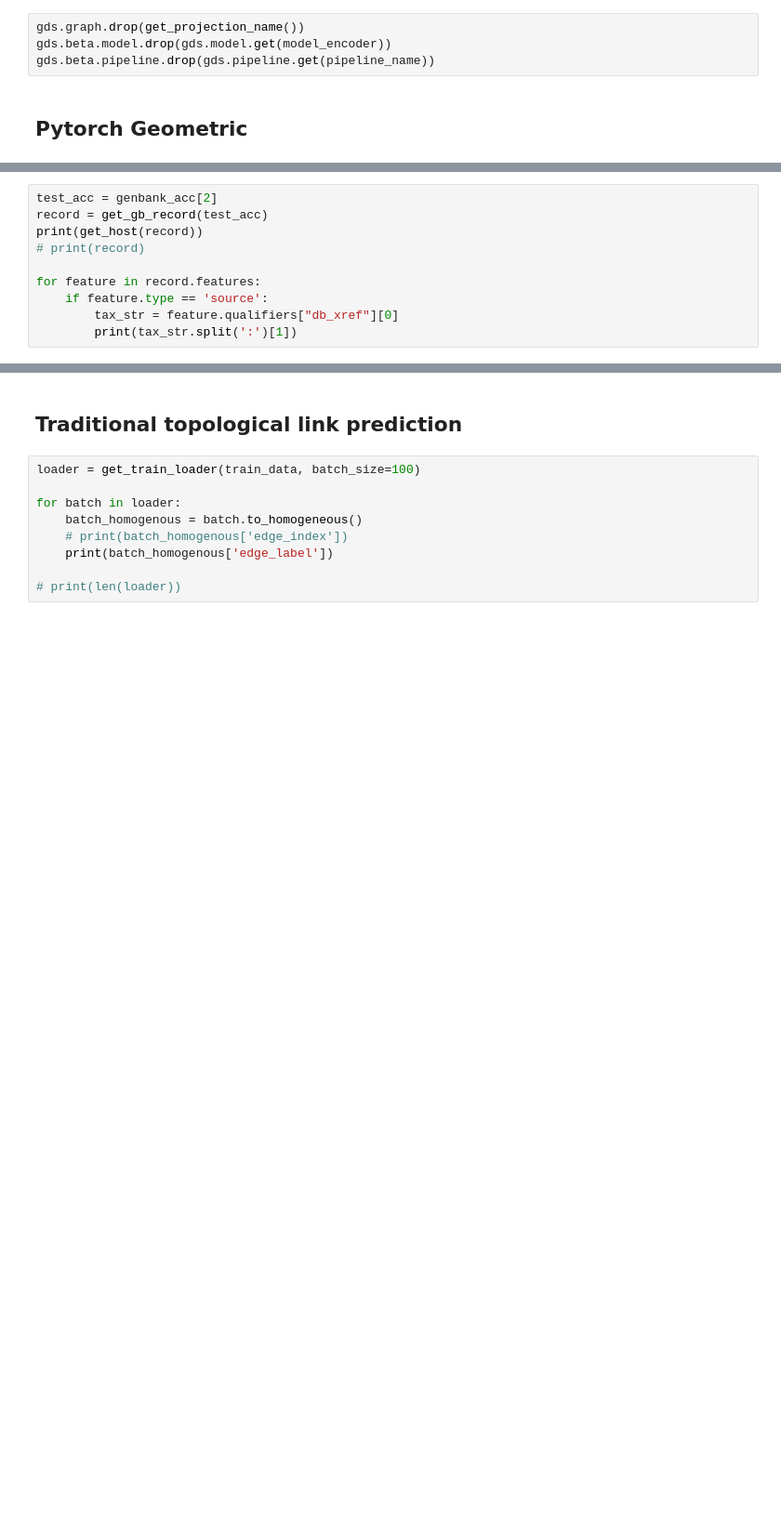
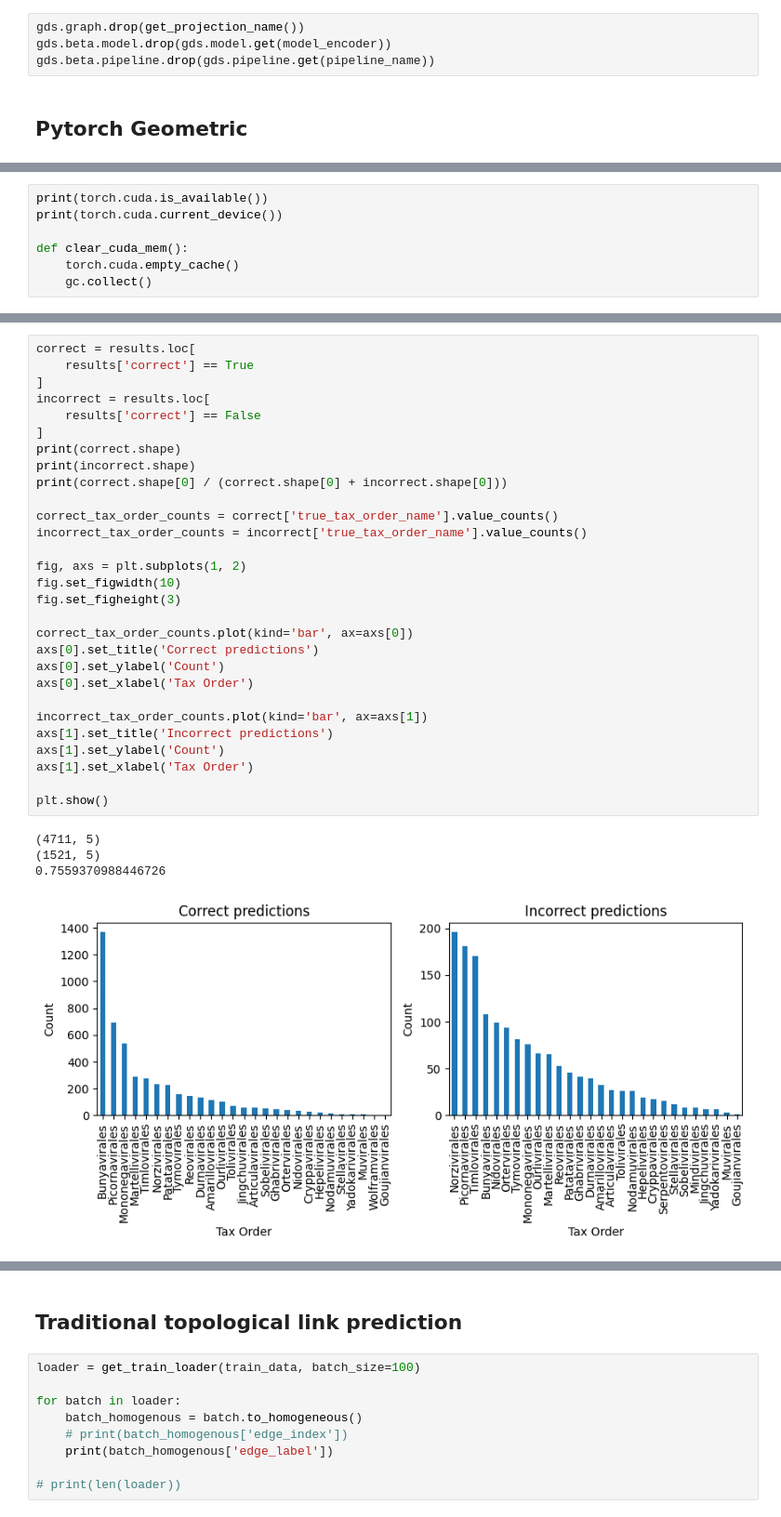
Before and after one commit to serratus-bio/pangenome, a Jupyter notebook: notebooks/taxonomy_prediction/link_prediction.ipynb, the cells around one changed output, grey strips where cells are left out. Shown at 93% size. Cells and saved outputs as stored; diff of their text form; blank space fills up the shorter version.

```diff
--- a/notebooks/taxonomy_prediction/link_prediction.ipynb
+++ b/notebooks/taxonomy_prediction/link_prediction.ipynb
@@ -632,0 +622,7 @@ print(torch.cuda.is_available())
+# %%
+print(torch.cuda.is_available())
+print(torch.cuda.current_device())
+
+def clear_cuda_mem():
+    torch.cuda.empty_cache()
+    gc.collect()
@@ -1785,11 +2152,35 @@ print(len(genbank_host))
-# %%
-test_acc = genbank_acc[2]
-record = get_gb_record(test_acc)
-print(get_host(record))
-# print(record)
-
-for feature in record.features:
-    if feature.type == 'source':
-        tax_str = feature.qualifiers["db_xref"][0]
-        print(tax_str.split(':')[1])
+# %%
+correct = results.loc[
+    results['correct'] == True
+]
+incorrect = results.loc[
+    results['correct'] == False
+]
+print(correct.shape)
+print(incorrect.shape)
+print(correct.shape[0] / (correct.shape[0] + incorrect.shape[0]))
+
+correct_tax_order_counts = correct['true_tax_order_name'].value_counts()
+incorrect_tax_order_counts = incorrect['true_tax_order_name'].value_counts()
+
+fig, axs = plt.subplots(1, 2)
+fig.set_figwidth(10)
+fig.set_figheight(3)
+
+correct_tax_order_counts.plot(kind='bar', ax=axs[0])
+axs[0].set_title('Correct predictions')
+axs[0].set_ylabel('Count')
+axs[0].set_xlabel('Tax Order')
+
+incorrect_tax_order_counts.plot(kind='bar', ax=axs[1])
+axs[1].set_title('Incorrect predictions')
+axs[1].set_ylabel('Count')
+axs[1].set_xlabel('Tax Order')
+
+plt.show()
+# %% [output]
+(4711, 5)
+(1521, 5)
+0.7559370988446726
+[figure, added]
 # %%
```
Also changed, not shown: parts of 38 cells of this notebook, 3 other files.
